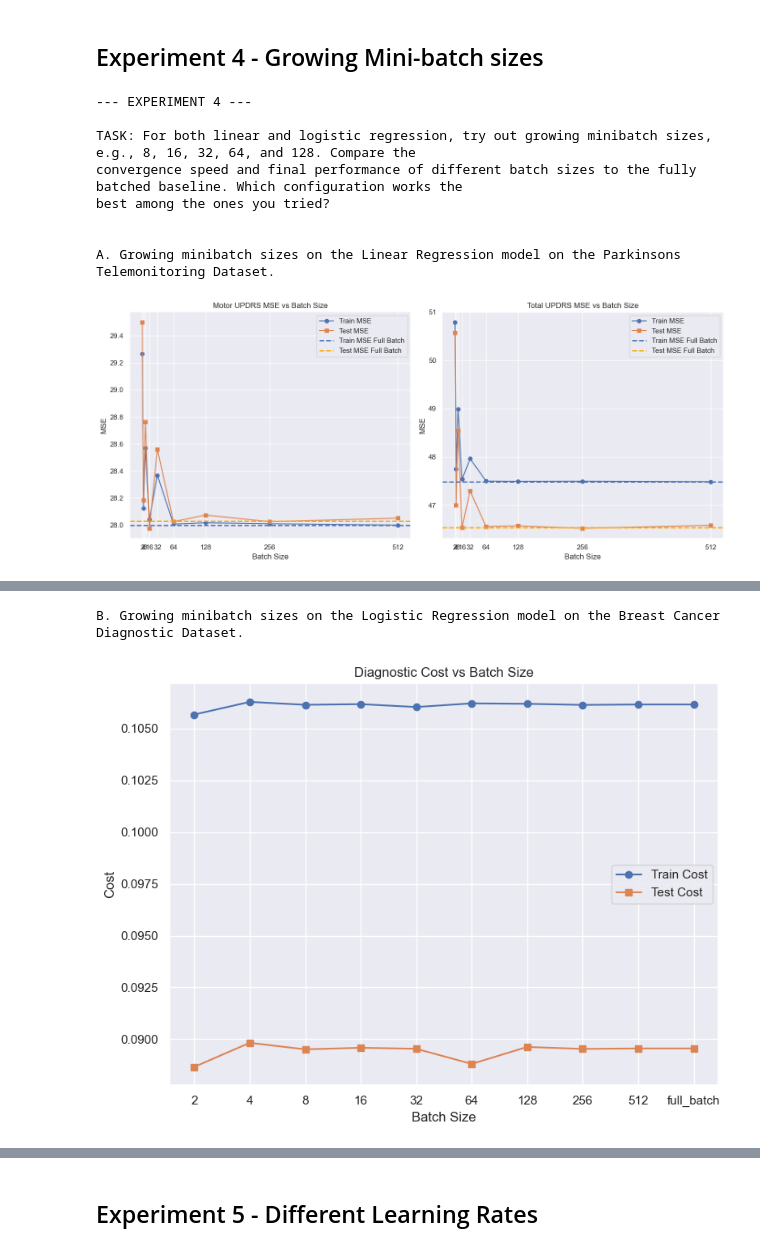
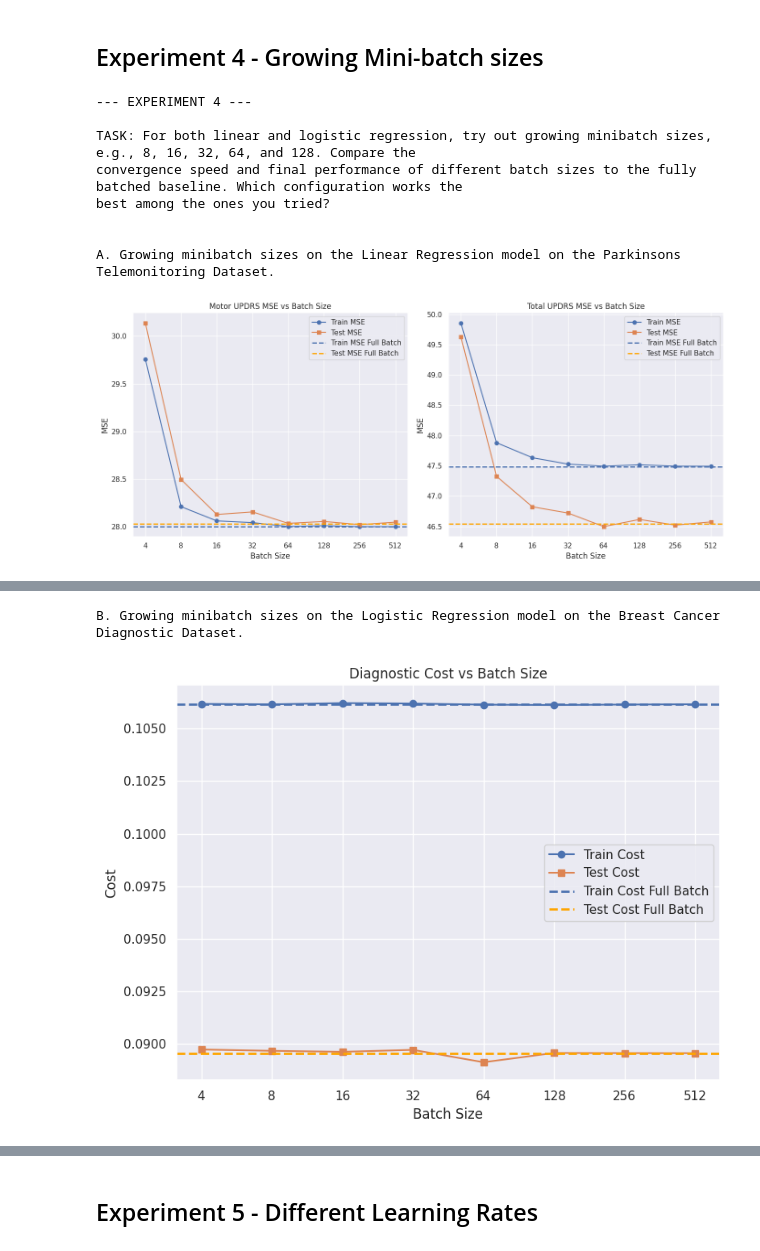
Before and after one commit to dianacovacii/COMP551_A1, a Jupyter notebook: A1.ipynb, the cells around one changed output, grey strips where cells are left out. Saved outputs shown, nothing was run; the diff lists cells and outputs as text; code cells hidden in the pictures.

```diff
--- a/A1.ipynb
+++ b/A1.ipynb
@@ -601,7 +601,7 @@ B. Growing subsets of training data for Logistic Regression model on the Breast
 print("--- EXPERIMENT 4 ---")
 print("\nTASK: For both linear and logistic regression, try out growing minibatch sizes, e.g., 8, 16, 32, 64, and 128. Compare the \nconvergence speed and final performance of different batch sizes to the fully batched baseline. Which configuration works the \nbest among the ones you tried?")
 
-sizes = [2, 4, 8, 16, 32, 64, 128, 256, 512]
+sizes = [4, 8, 16, 32, 64, 128, 256, 512]
 
 # PART A - Growing minibatch sizes on the Linear Regression with the Parkinsons Telemonitoring dataset
 print("\n\nA. Growing minibatch sizes on the Linear Regression model on the Parkinsons Telemonitoring Dataset.")
@@ -646,10 +646,9 @@ fig, axes = plt.subplots(1, 2, figsize=(14, 6))
 indices = np.arange(len(sizes))
 
 # Motor UPDRS
-axes[0].plot(sizes, mse_train_motor, label="Train MSE", marker="o")
-axes[0].plot(sizes, mse_test_motor, label="Test MSE", marker="s")
-axes[0].set_xticks(sizes)
-axes[0].set_xticklabels(sizes) # Set tick labels explicitly
+axes[0].plot(indices, mse_train_motor, label="Train MSE", marker="o")
+axes[0].plot(indices, mse_test_motor, label="Test MSE", marker="s")
+axes[0].set_xticks(indices, sizes)
 axes[0].set_title("Motor UPDRS MSE vs Batch Size")
 axes[0].set_xlabel("Batch Size")
 axes[0].set_ylabel("MSE")
@@ -661,10 +660,9 @@ axes[0].legend()
 axes[0].grid(True)
 
 # Total UPDRS
-axes[1].plot(sizes, mse_train_total, label="Train MSE", marker="o")
-axes[1].plot(sizes, mse_test_total, label="Test MSE", marker="s")
-axes[1].set_xticks(sizes)
-axes[1].set_xticklabels(sizes) # Set tick labels explicitly
+axes[1].plot(indices, mse_train_total, label="Train MSE", marker="o")
+axes[1].plot(indices, mse_test_total, label="Test MSE", marker="s")
+axes[1].set_xticks(indices, sizes)
 axes[1].set_title("Total UPDRS MSE vs Batch Size")
 axes[1].set_xlabel("Batch Size")
 axes[1].set_ylabel("MSE")
@@ -679,22 +677,21 @@ plt.tight_layout()
 plt.show()
 
 # Display a DataFrame with results for better comparison
-results_df = pd.DataFrame({
+sizes_df = pd.DataFrame({
     'Batch Size': sizes,
     'Motor UPDRS Train MSE': mse_train_motor,
     'Motor UPDRS Test MSE': mse_test_motor,
     'Total UPDRS Train MSE': mse_train_total,
     'Total UPDRS Test MSE': mse_test_total
 })
-full_batch_results = pd.DataFrame({
+full_batch_df = pd.DataFrame({
     'Batch Size': ['full_batch'],
     'Motor UPDRS Train MSE': [mse_train_full_batch[0]],
     'Motor UPDRS Test MSE': [mse_test_full_batch[0]],
     'Total UPDRS Train MSE': [mse_train_full_batch[1]],
     'Total UPDRS Test MSE': [mse_test_full_batch[1]]
 })
-results_df = pd.concat([results_df, full_batch_results], ignore_index=True)
-display(results_df)
+display(pd.concat([sizes_df, full_batch_df],ignore_index=True))
 
 # --------------------------
 
@@ -723,43 +720,48 @@ optimizer_full_batch = Mini_Batch_SGD(learning_rate=.01, max_iters=1000, batch_s
 model_full_batch = LogisticRegression()
 model_full_batch.fit(bcd_X_train.values, bcd_y_train.values, optimizer_full_batch)
 
-cost_test_full = model_full_batch.cost_fn(bcd_X_test.values, bcd_y_test.values)
-cost_train_full = model_full_batch.cost_fn(bcd_X_train.values, bcd_y_train.values)
-
-sizes_with_full_batch = sizes + ['full_batch']
-cost_test_diagnostic.append(cost_test_full)
-cost_train_diagnostic.append(cost_train_full)
+cost_test_full_batch = model_full_batch.cost_fn(bcd_X_test.values, bcd_y_test.values)
+cost_train_full_batch = model_full_batch.cost_fn(bcd_X_train.values, bcd_y_train.values)
 
 # Plotting
 plt.figure(figsize=(8, 6))
 
 # Motor UPDRS
-plt.plot(sizes_with_full_batch, cost_train_diagnostic, label="Train Cost", marker="o")
-plt.plot(sizes_with_full_batch, cost_test_diagnostic, label="Test Cost", marker="s")
+plt.plot(indices, cost_train_diagnostic, label="Train Cost", marker="o")
+plt.plot(indices, cost_test_diagnostic, label="Test Cost", marker="s")
+plt.xticks(indices, sizes)
 plt.title("Diagnostic Cost vs Batch Size")
 plt.xlabel("Batch Size")
 plt.ylabel("Cost")
+
+plt.axhline(y=cost_train_full_batch, color='b', linestyle='--', linewidth=2, label='Train Cost Full Batch')
+plt.axhline(y=cost_test_full_batch, color='orange', linestyle='--', linewidth=2, label='Test Cost Full Batch')
 plt.legend()
 plt.grid(True)
 
 plt.tight_layout()
 plt.show()
 
 # Display a DataFrame with results for better comparison
-bcd_results_df = pd.DataFrame({
-    'Batch Size': sizes_with_full_batch,
+sizes_df = pd.DataFrame({
+    'Batch Size': sizes,
     'Cost Train Diagnostic': cost_train_diagnostic,
     'Cost Test Diagnostic': cost_test_diagnostic
 })
-display(bcd_results_df)
+full_batch_df = pd.DataFrame({
+    'Batch Size': ['full_batch'],
+    'Cost Train Diagnostic': [cost_train_full_batch],
+    'Cost Test Diagnostic': [cost_test_full_batch]
+})
+display(pd.concat([sizes_df, full_batch_df],ignore_index=True))
 # %% [output]
 --- EXPERIMENT 4 ---
 
 TASK: For both linear and logistic regression, try out growing minibatch sizes, e.g., 8, 16, 32, 64, and 128. Compare the
 convergence speed and final performance of different batch sizes to the fully batched baseline. Which configuration works the
 best among the ones you tried?
 
 
 A. Growing minibatch sizes on the Linear Regression model on the Parkinsons Telemonitoring Dataset.
-[figure, old version]
+[figure, new version]
 |  | Batch Size | Motor UPDRS Train MSE | Motor UPDRS Test MSE | Total UPDRS Train MSE | Total UPDRS Test MSE |
@@ -776,3 +777,3 @@ A. Growing minibatch sizes on the Linear Regression model on the Parkinsons Tele
 B. Growing minibatch sizes on the Logistic Regression model on the Breast Cancer Diagnostic Dataset.
-[figure, old version]
+[figure, new version]
 |  | Batch Size | Cost Train Diagnostic | Cost Test Diagnostic |
```
Also changed, not shown: parts of 2 cells of this notebook.
